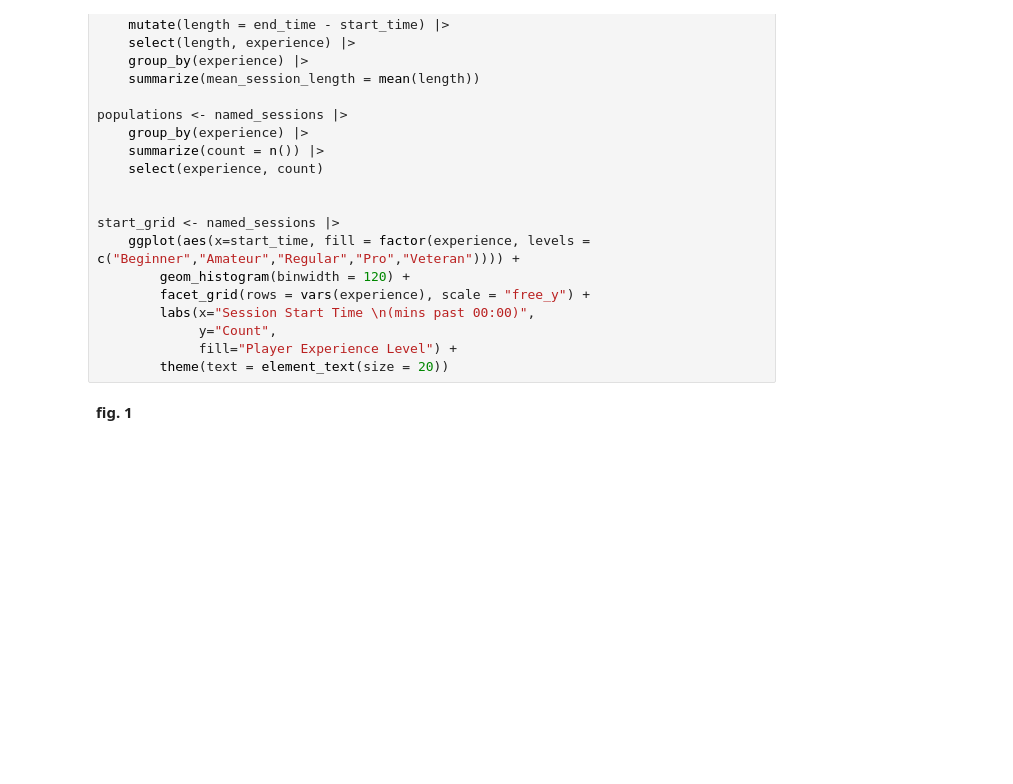
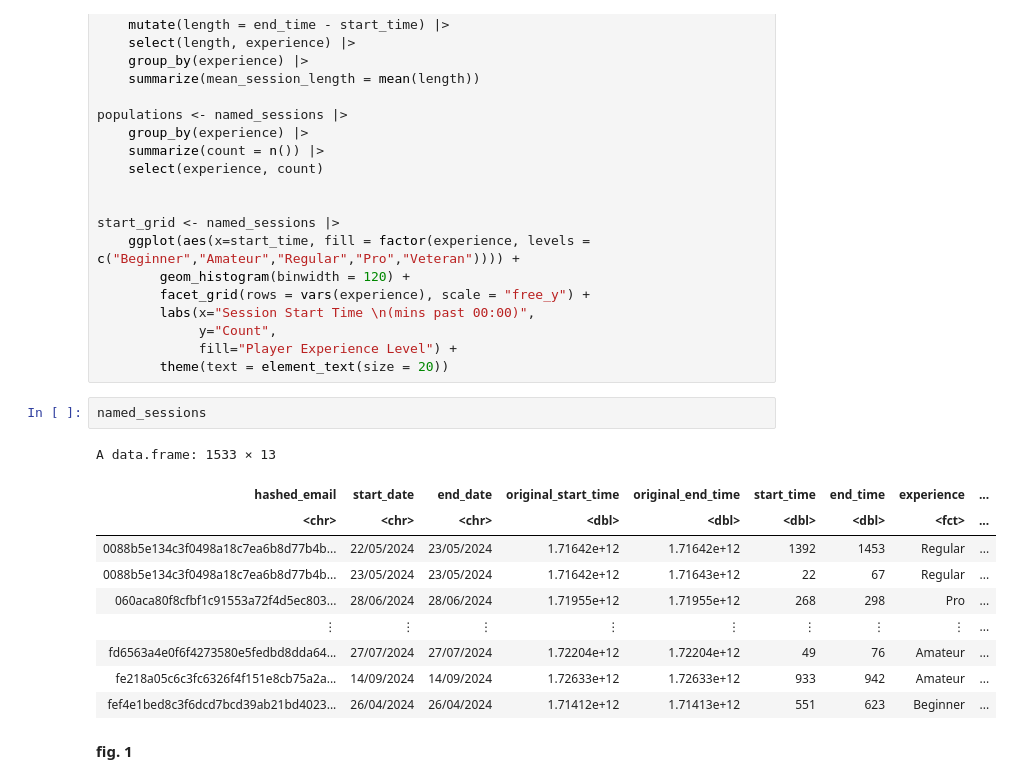
Before and after one commit to Booch58/Group-project, a Jupyter notebook: project_final_report.ipynb, the cells around one changed output. Saved outputs shown, nothing was run; the diff lists cells and outputs as text; blank space fills up the shorter version.

```diff
--- a/project_final_report.ipynb
+++ b/project_final_report.ipynb
@@ -173,6 +226,19 @@ start_grid <- named_sessions |>
              y="Count",
              fill="Player Experience Level") +
         theme(text = element_text(size = 20))
+# %%
+named_sessions
+# %% [output]
+A data.frame: 1533 × 13
+| hashed_email | start_date | end_date | original_start_time | original_end_time | start_time | end_time | experience | ... |
+| <chr> | <chr> | <chr> | <dbl> | <dbl> | <dbl> | <dbl> | <fct> | ... |
+| 0088b5e134c3f0498a18c7ea6b8d77b4b... | 22/05/2024 | 23/05/2024 | 1.71642e+12 | 1.71642e+12 | 1392 | 1453 | Regular | ... |
+| 0088b5e134c3f0498a18c7ea6b8d77b4b... | 23/05/2024 | 23/05/2024 | 1.71642e+12 | 1.71643e+12 | 22 | 67 | Regular | ... |
+| 060aca80f8cfbf1c91553a72f4d5ec803... | 28/06/2024 | 28/06/2024 | 1.71955e+12 | 1.71955e+12 | 268 | 298 | Pro | ... |
+| ⋮ | ⋮ | ⋮ | ⋮ | ⋮ | ⋮ | ⋮ | ⋮ | ... |
+| fd6563a4e0f6f4273580e5fedbd8dda64... | 27/07/2024 | 27/07/2024 | 1.72204e+12 | 1.72204e+12 | 49 | 76 | Amateur | ... |
+| fe218a05c6c3fc6326f4f151e8cb75a2a... | 14/09/2024 | 14/09/2024 | 1.72633e+12 | 1.72633e+12 | 933 | 942 | Amateur | ... |
+| fef4e1bed8c3f6dcd7bcd39ab21bd4023... | 26/04/2024 | 26/04/2024 | 1.71412e+12 | 1.71413e+12 | 551 | 623 | Beginner | ... |
 # %% [markdown]
 **fig. 1**
 # %%
```
Also changed, not shown: parts of 14 cells of this notebook.
